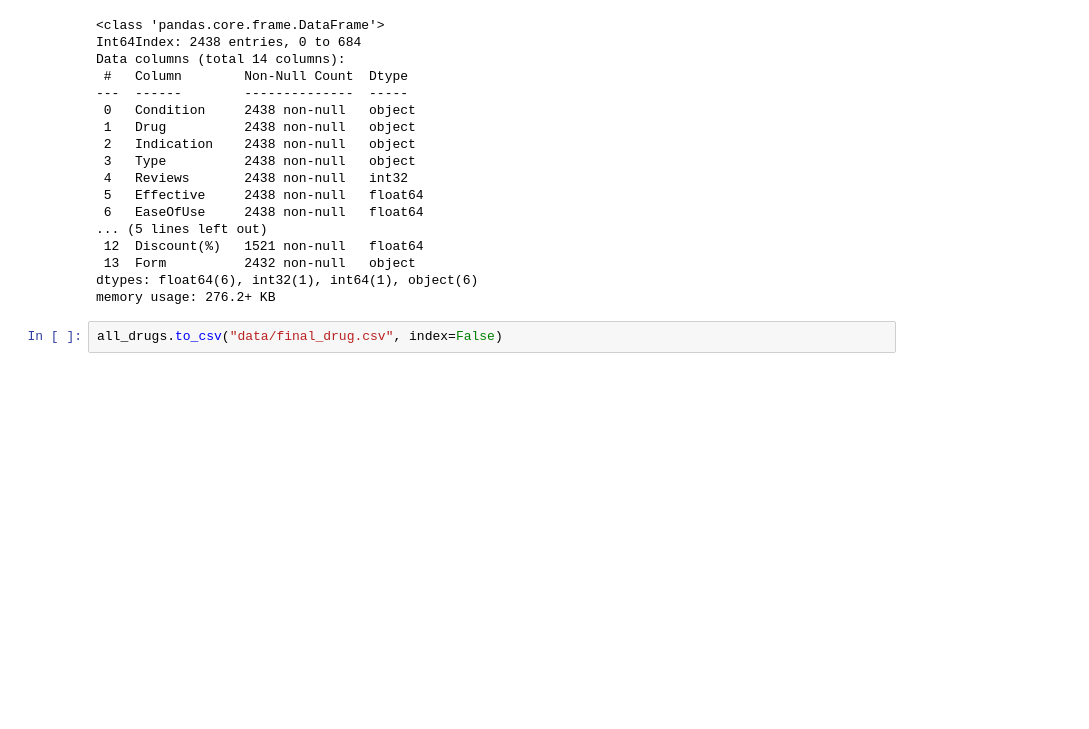
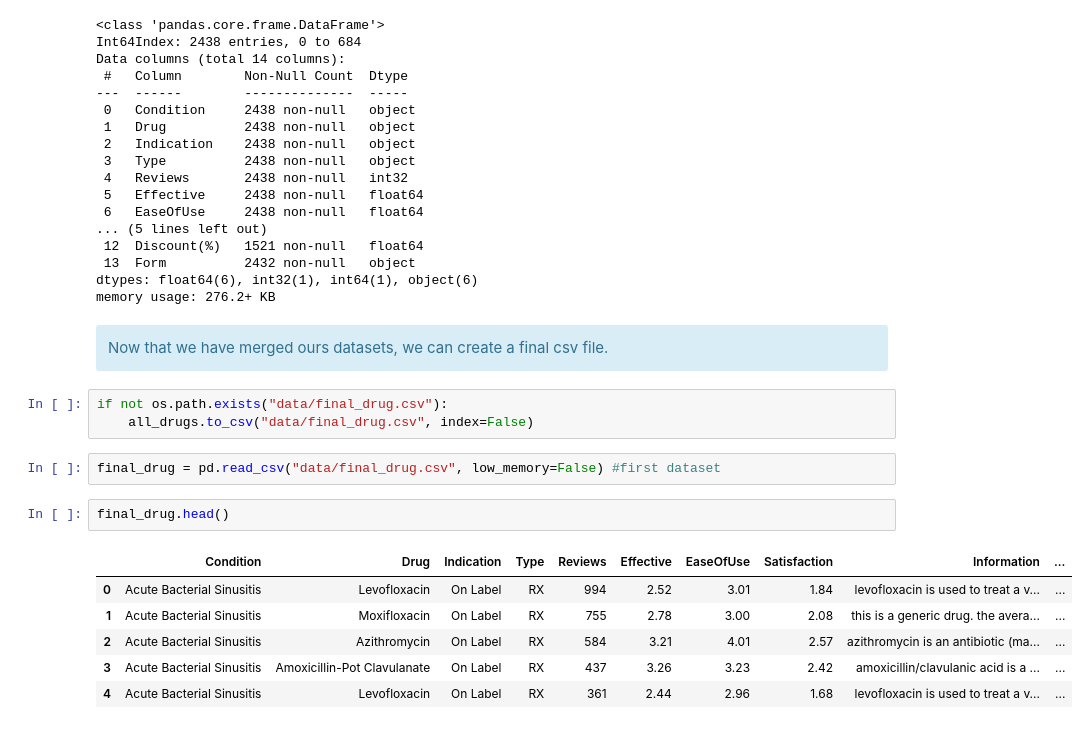
Before and after one commit to kevinguyodo/Projet-B3-data, a Jupyter notebook: exps.ipynb, the cells around one changed output. Saved outputs shown, nothing was run; the diff lists cells and outputs as text; blank space fills up the shorter version.

```diff
--- a/exps.ipynb
+++ b/exps.ipynb
@@ -619,5 +622,21 @@ Data columns (total 14 columns):
  13  Form          2432 non-null   object
 dtypes: float64(6), int32(1), int64(1), object(6)
 memory usage: 276.2+ KB
+# %% [markdown]
+<div class="alert alert-block alert-info">
+Now that we have merged ours datasets, we can create a final csv file.
+</div>
 # %%
-all_drugs.to_csv("data/final_drug.csv", index=False)
+if not os.path.exists("data/final_drug.csv"):
+    all_drugs.to_csv("data/final_drug.csv", index=False)
+# %%
+final_drug = pd.read_csv("data/final_drug.csv", low_memory=False) #first dataset
+# %%
+final_drug.head()
+# %% [output]
+|  | Condition | Drug | Indication | Type | Reviews | Effective | EaseOfUse | Satisfaction | Information | ... |
+| 0 | Acute Bacterial Sinusitis | Levofloxacin | On Label | RX | 994 | 2.52 | 3.01 | 1.84 | levofloxacin is used to treat a v... | ... |
+| 1 | Acute Bacterial Sinusitis | Moxifloxacin | On Label | RX | 755 | 2.78 | 3.00 | 2.08 | this is a generic drug. the avera... | ... |
+| 2 | Acute Bacterial Sinusitis | Azithromycin | On Label | RX | 584 | 3.21 | 4.01 | 2.57 | azithromycin is an antibiotic (ma... | ... |
+| 3 | Acute Bacterial Sinusitis | Amoxicillin-Pot Clavulanate | On Label | RX | 437 | 3.26 | 3.23 | 2.42 | amoxicillin/clavulanic acid is a ... | ... |
+| 4 | Acute Bacterial Sinusitis | Levofloxacin | On Label | RX | 361 | 2.44 | 2.96 | 1.68 | levofloxacin is used to treat a v... | ... |
```
Also changed, not shown: parts of 6 cells of this notebook, 4 other files.
